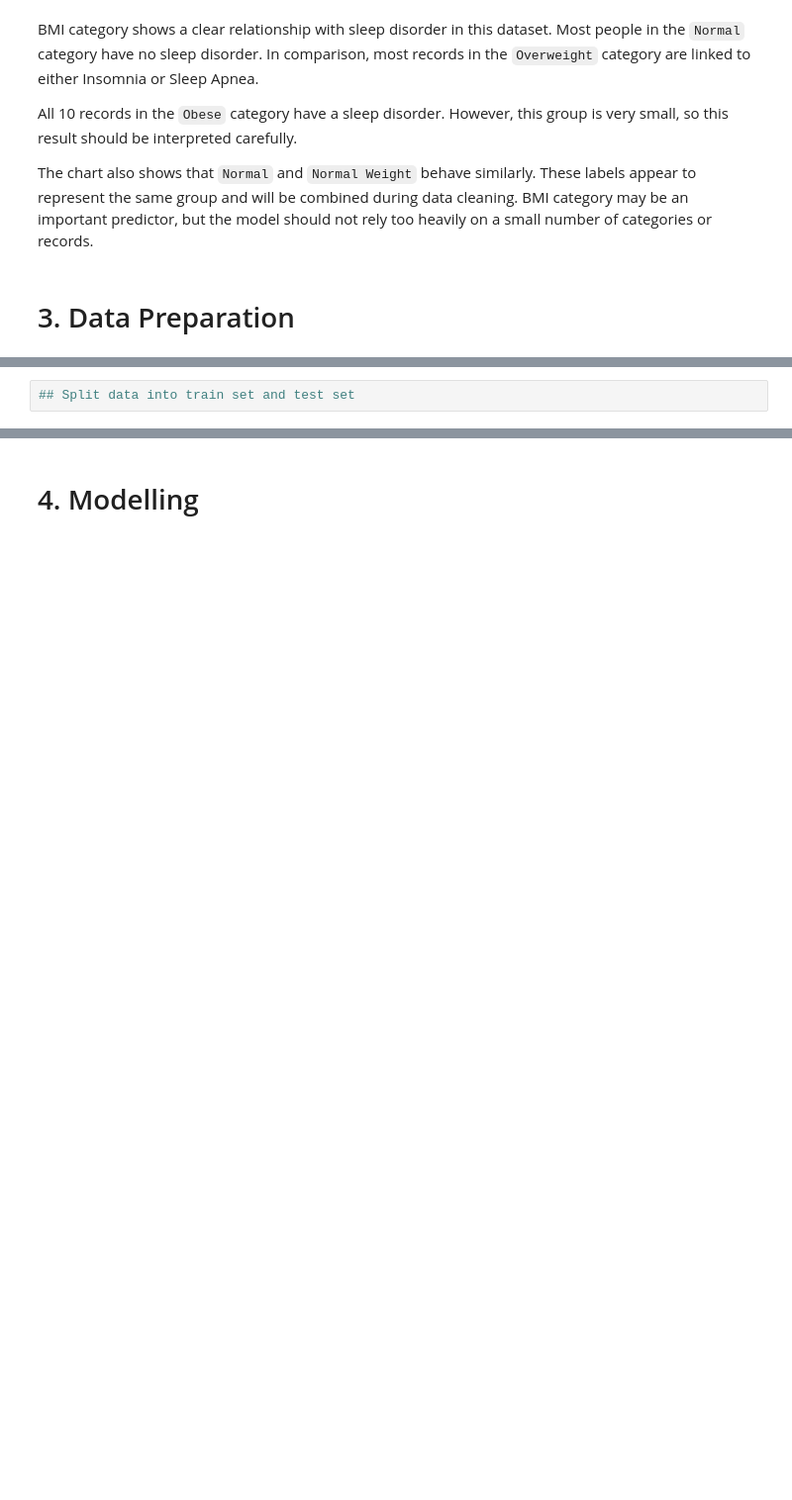
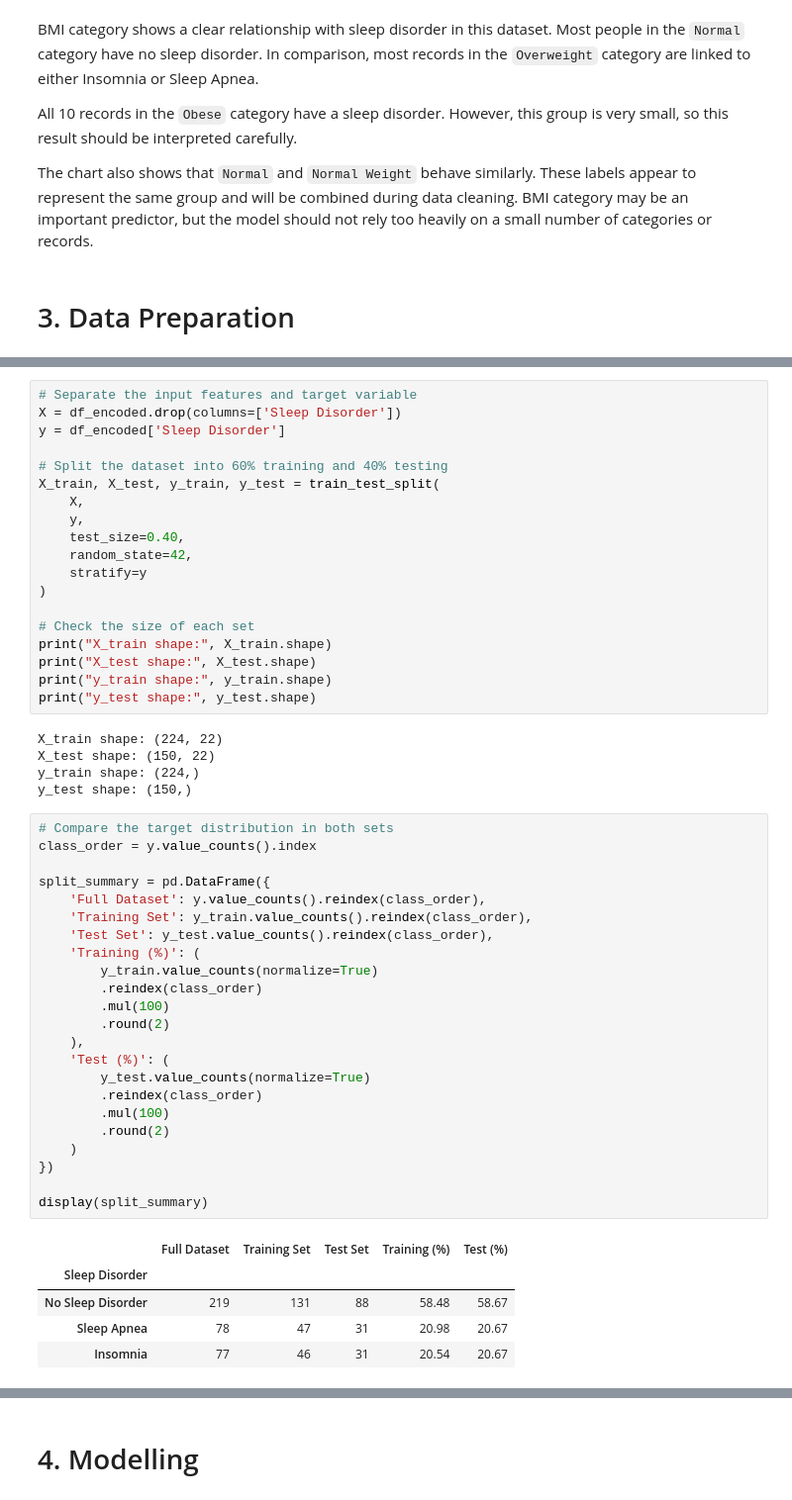
Before and after one commit to ShiroiYukiis/mldp, a Jupyter notebook: MLDP Program Codes Submission Template.ipynb, the cells around one changed output, grey strips where cells are left out. Shown at 99% size. Cells and saved outputs as stored; diff of their text form; blank space fills up the shorter version.

```diff
--- a/MLDP Program Codes Submission Template.ipynb
+++ b/MLDP Program Codes Submission Template.ipynb
@@ -592,2 +753,53 @@ The chart also shows that `Normal` and `Normal Weight` behave similarly. These l
 # %%
-## Split data into train set and test set
+# Separate the input features and target variable
+X = df_encoded.drop(columns=['Sleep Disorder'])
+y = df_encoded['Sleep Disorder']
+
+# Split the dataset into 60% training and 40% testing
+X_train, X_test, y_train, y_test = train_test_split(
+    X,
+    y,
+    test_size=0.40,
+    random_state=42,
+    stratify=y
+)
+
+# Check the size of each set
+print("X_train shape:", X_train.shape)
+print("X_test shape:", X_test.shape)
+print("y_train shape:", y_train.shape)
+print("y_test shape:", y_test.shape)
+# %% [output]
+X_train shape: (224, 22)
+X_test shape: (150, 22)
+y_train shape: (224,)
+y_test shape: (150,)
+# %%
+# Compare the target distribution in both sets
+class_order = y.value_counts().index
+
+split_summary = pd.DataFrame({
+    'Full Dataset': y.value_counts().reindex(class_order),
+    'Training Set': y_train.value_counts().reindex(class_order),
+    'Test Set': y_test.value_counts().reindex(class_order),
+    'Training (%)': (
+        y_train.value_counts(normalize=True)
+        .reindex(class_order)
+        .mul(100)
+        .round(2)
+    ),
+    'Test (%)': (
+        y_test.value_counts(normalize=True)
+        .reindex(class_order)
+        .mul(100)
+        .round(2)
+    )
+})
+
+display(split_summary)
+# %% [output]
+|  | Full Dataset | Training Set | Test Set | Training (%) | Test (%) |
+| Sleep Disorder |  |  |  |  |  |
+| No Sleep Disorder | 219 | 131 | 88 | 58.48 | 58.67 |
+| Sleep Apnea | 78 | 47 | 31 | 20.98 | 20.67 |
+| Insomnia | 77 | 46 | 31 | 20.54 | 20.67 |
```
Also changed, not shown: parts of 13 cells of this notebook.
